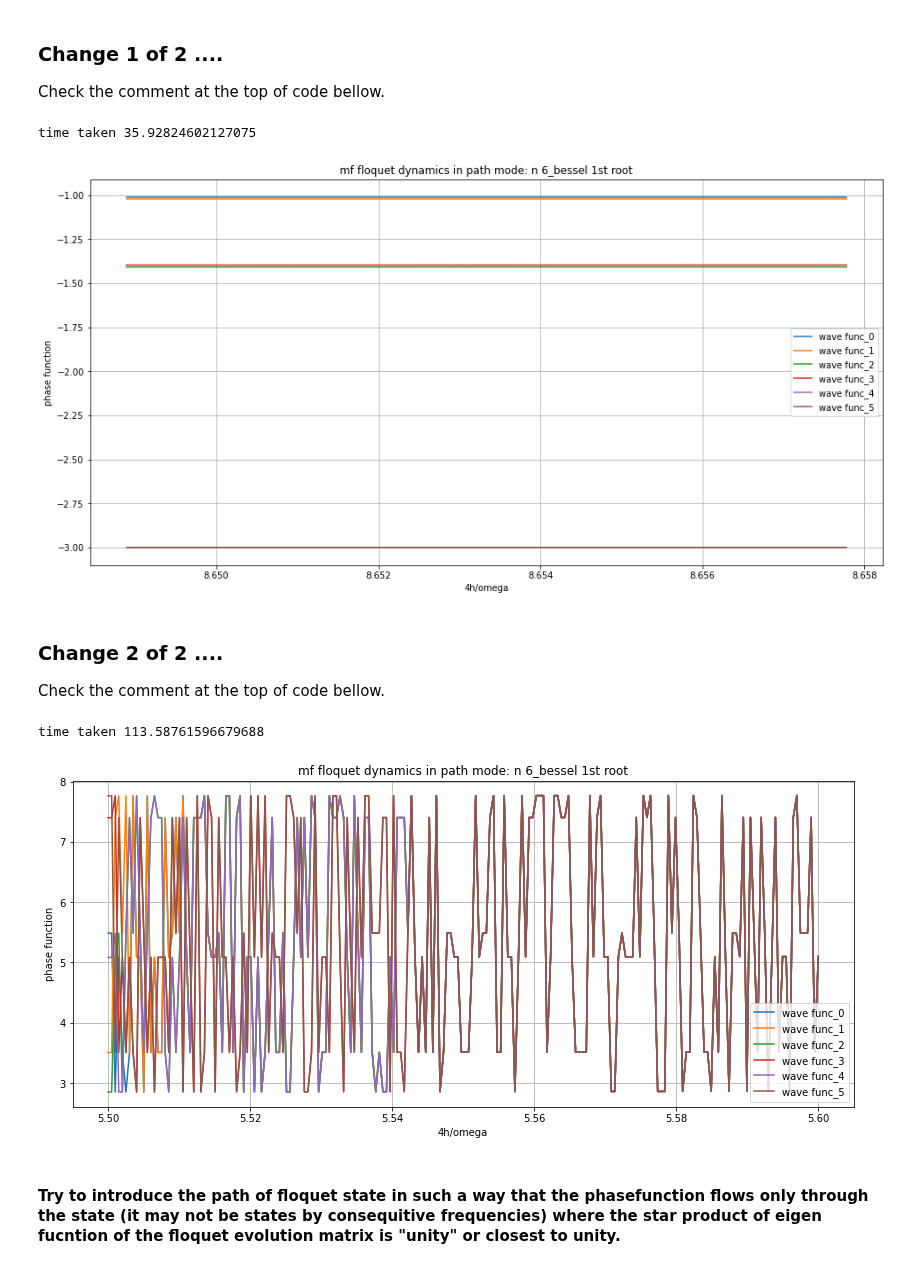
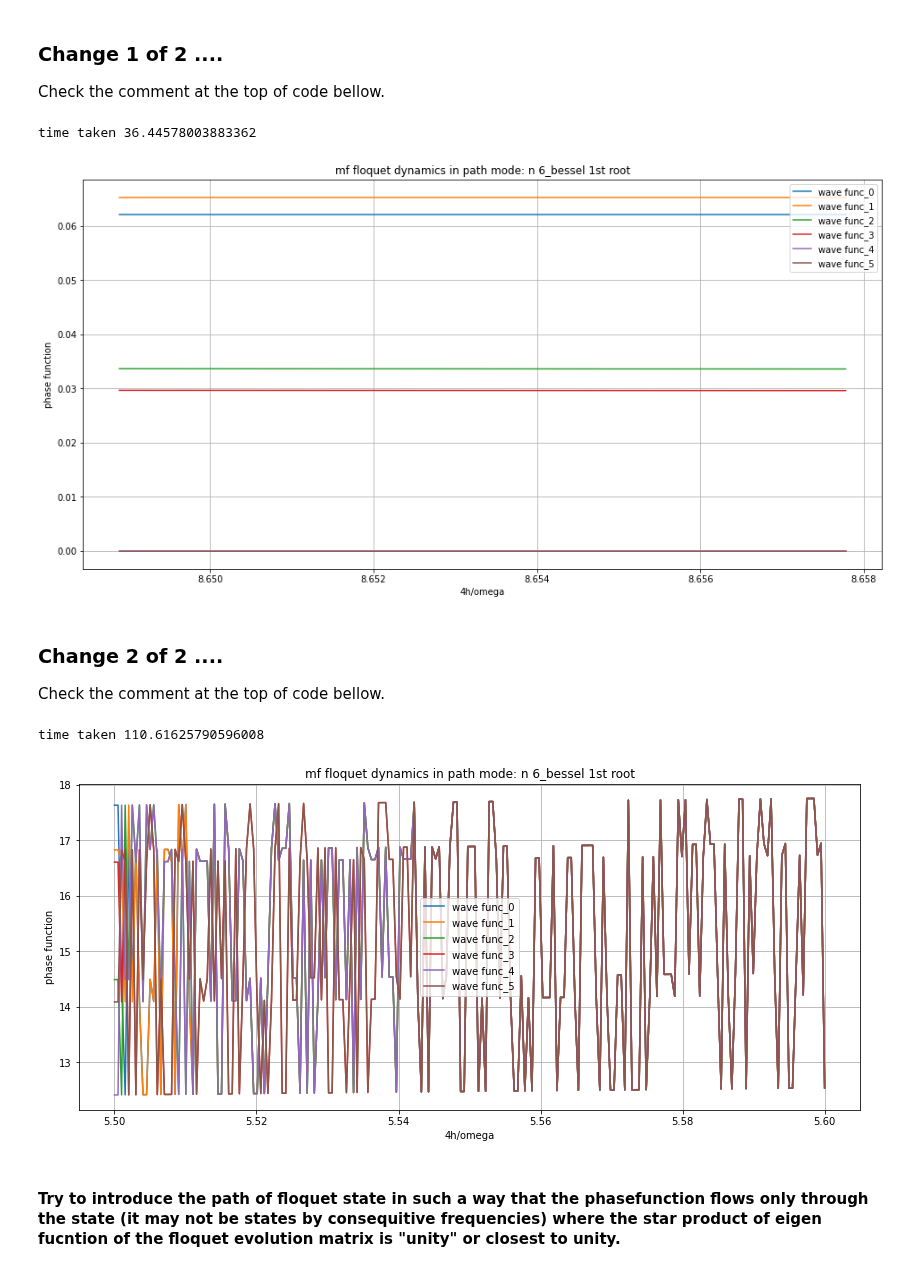
Before and after one commit to SuperStarCZ/floquet_theory, a Jupyter notebook: all_in1_floquet_mfd_lmg.ipynb, the cells around one changed output. Cells and saved outputs as stored; diff of their text form; code cells hidden in the pictures.

```diff
--- a/all_in1_floquet_mfd_lmg.ipynb
+++ b/all_in1_floquet_mfd_lmg.ipynb
@@ -186,7 +186,7 @@ if __name__ == '__main__':
         evecs = np.asarray(list(map(lambda x :x/np.linalg.norm(x),evecs)))
         phasefunc = (1j * np.log(evals[nn]))/T
         evecs_path = evecs[nn]
-        phasefunc_path[0] = phasefunc.real
+        phasefunc_path[0] = phasefunc.imag
 
         # calculate for rest of the "h"
         for cc, h in enumerate(hs[1:len(hs)]):
@@ -206,7 +206,7 @@ if __name__ == '__main__':
                     break
             evecs_path = evecs[pp]
             phasefunc = (1j * np.log(evals[pp]))/T
-            phasefunc_path[cc+1] = phasefunc.real
+            phasefunc_path[cc+1] = phasefunc.imag
 
 
         plt.plot(4*hs/w,phasefunc_path,label = labelname)
@@ -216,8 +216,8 @@ if __name__ == '__main__':
     print('time taken',time.time()-start)
     plt.show()
 # %% [output]
-time taken 35.92824602127075
+time taken 36.44578003883362
-[figure, old version]
+[figure, new version]
 # %% [markdown]
 ### Change 2 of 2 ....
 Check the comment at the top of code bellow.
@@ -345,38 +345,37 @@ if __name__ == '__main__':
         evecs = np.asarray(list(map(lambda x :x/np.linalg.norm(x),evecs)))
         phasefunc = (1j * np.log(evals[nn]))/T
         evecs_path = evecs[nn]
-        phasefunc_path[0] = phasefunc.real
+        phasefunc_path[0] = phasefunc.imag
 
         # calculate for rest of the "h"
         for cc, h in enumerate(hs[1:len(hs)]):
             floqEvolution_mat = np.zeros((N,N)) + 1j * np.zeros((N,N))
             for mm in np.arange(N):
                 psi0 = periodic_psi[mm]
                 cosp = cospsi[mm]
                 psi_t = odeintw(floq_func,psi0,t,args=(h,h0,w,cosp))
                 floqEvolution_mat[mm] = psi_t[tsteps-1]
             evals, evecs = eig(floqEvolution_mat)
             evecs = np.asarray(list(map(lambda x :x/np.linalg.norm(x),evecs)))
             prob = np.asarray(list(map(lambda x:np.dot(np.conjugate(evecs_path).T,x),evecs)))
 
             for i,pr in enumerate(prob):
                 if (pr.real == np.max(prob.real)):
                     pp = i
                     break
             evecs_path = evecs[pp]
             phasefunc = (1j * np.log(evals[pp]))/T
-            phasefunc_path[cc+1] = phasefunc.real
-
+            phasefunc_path[cc+1] = phasefunc.imag
 
         plt.plot(4*hs/w,phasefunc_path,label = labelname)
         #plt.scatter(4*hs/w,phasefunc_path,color='black', marker='.')
         plt.legend()
     plt.grid()
     print('time taken',time.time()-start)
     plt.show()
 # %% [output]
-time taken 113.58761596679688
+time taken 110.61625790596008
-[figure, old version]
+[figure, new version]
 # %% [markdown]
 #### Try to introduce the path of floquet state in such a way that the phasefunction flows only through the state (it may not be states by consequitive frequencies) where the star product of eigen fucntion of the floquet evolution matrix is "unity" or closest to unity.
 # %%
```
Also changed, not shown: parts of 2 cells of this notebook.
